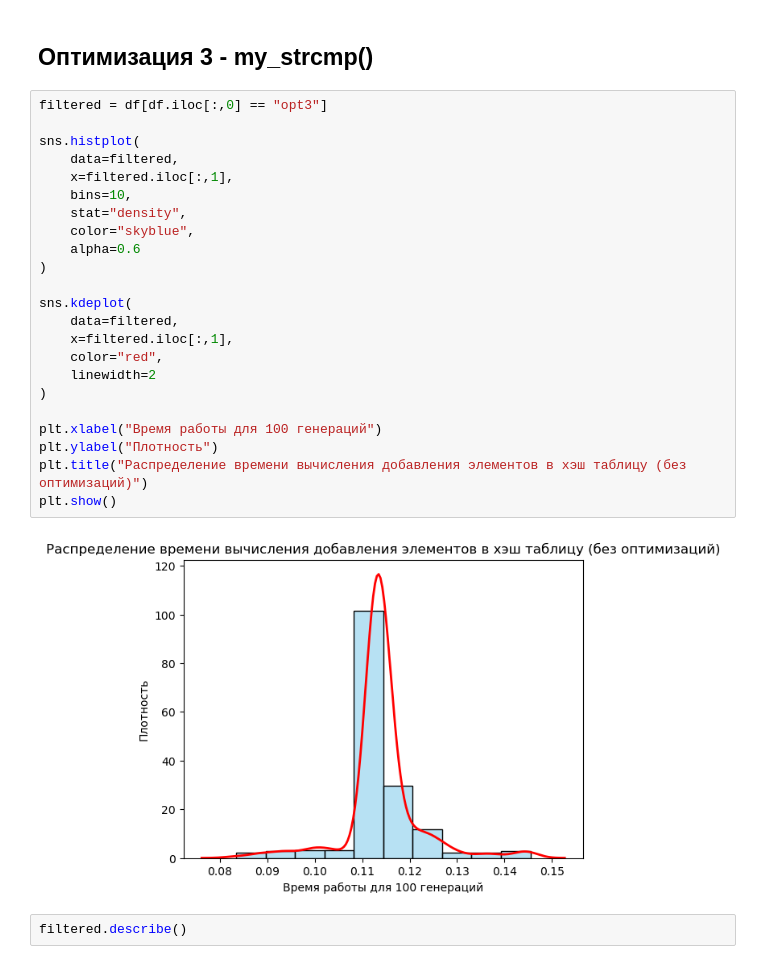
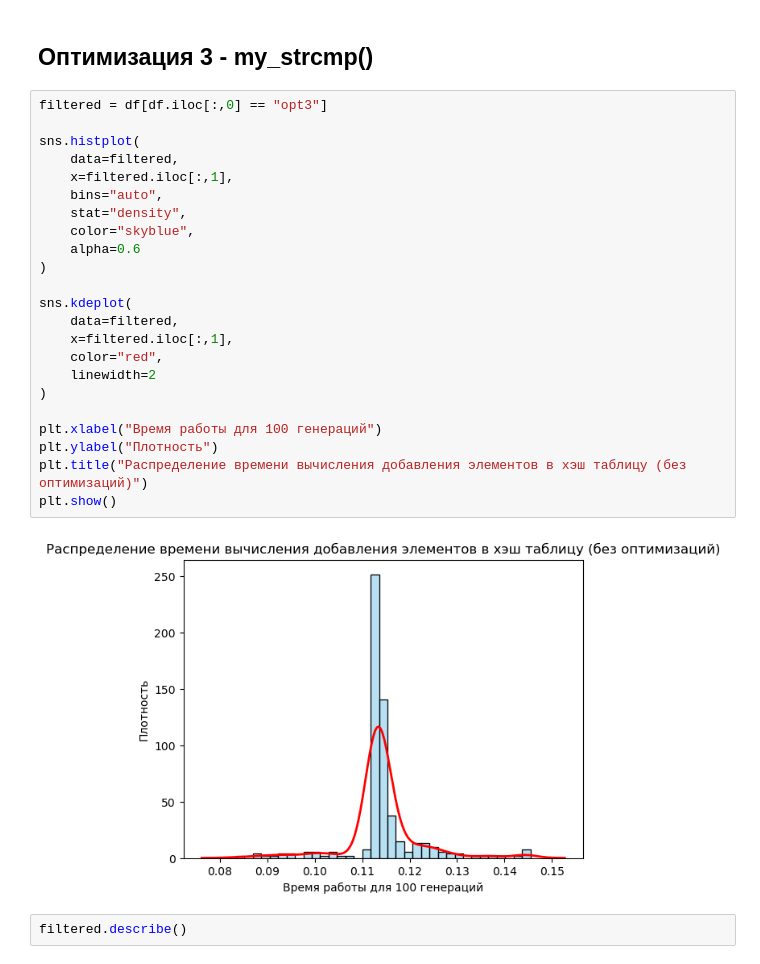
Before and after one commit to margocat57/Hash-Tables, a Jupyter notebook: analys.ipynb, the cells around one changed output. Drawn from its saved outputs; the diff is of its cells as text.

```diff
--- a/analys.ipynb
+++ b/analys.ipynb
@@ -527,28 +575,28 @@ node_t* find_node(node_t* node, const uint32_t hash, const char* key)
 # %%
 filtered = df[df.iloc[:,0] == "opt3"]
 
 sns.histplot(
     data=filtered,
     x=filtered.iloc[:,1],
-    bins=10,
+    bins="auto",
     stat="density",
     color="skyblue",
     alpha=0.6
 )
 
 sns.kdeplot(
     data=filtered,
     x=filtered.iloc[:,1],
     color="red",
     linewidth=2
 )
 
 plt.xlabel("Время работы для 100 генераций")
 plt.ylabel("Плотность")
 plt.title("Распределение времени вычисления добавления элементов в хэш таблицу (без оптимизаций)")
 plt.show()
 # %% [output]
-[figure, old version]
+[figure, new version]
 # %%
 filtered.describe()
 # %% [output]
```
Also changed, not shown: parts of 19 cells of this notebook, 11 other files.
